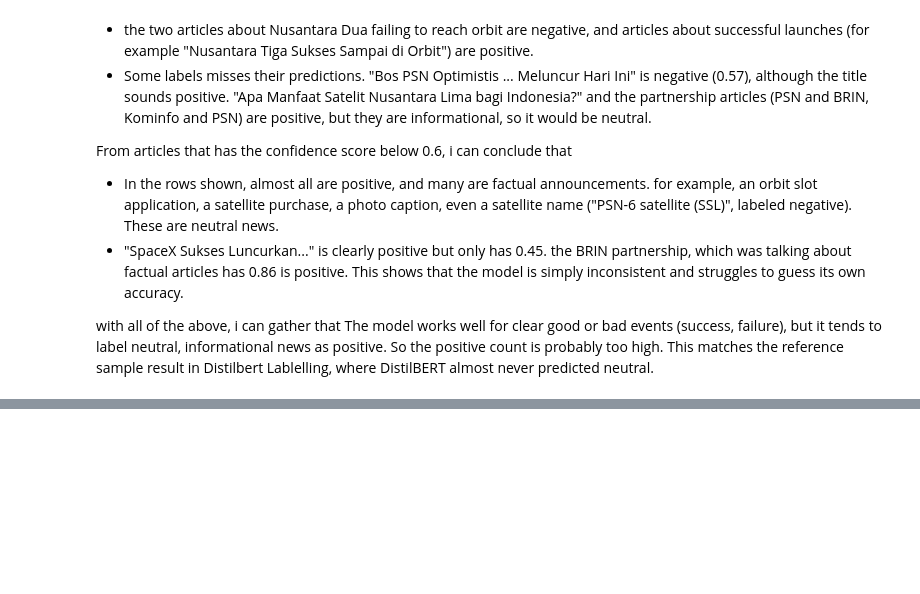
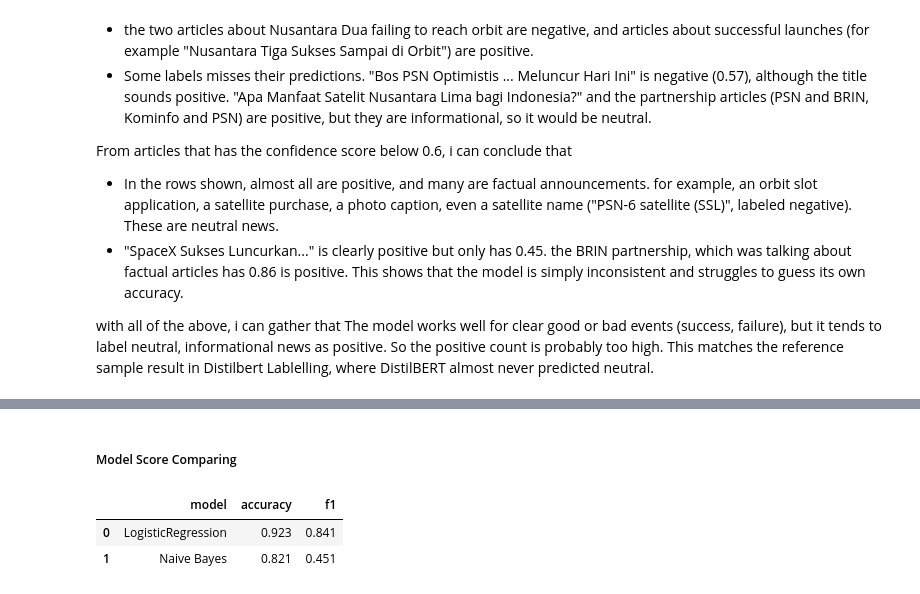
Before and after one commit to lTsumetai/PSN-Article-Sentiment-Analysis, a Jupyter notebook: Article_Sentiment_Analysis.ipynb, the cells around one changed output, grey strips where cells are left out. Drawn from its saved outputs; the diff is of its cells as text; code cells hidden in the pictures; blank space fills up the shorter version.

Commit message:
Model definition and comparing

```diff
--- a/Article_Sentiment_Analysis.ipynb
+++ b/Article_Sentiment_Analysis.ipynb
@@ -491,0 +514,8 @@ with all of the above, i can gather that  The model works well for clear good or
+# %%
+vectorizer = TfidfVectorizer(max_features=5000, min_df=2)
+
+X_train_tfidf = vectorizer.fit_transform(X_train)
+
+X_test_tfidf = vectorizer.transform(X_test)
+
+print(X_train_tfidf.shape)
@@ -491,0 +526,9 @@ with all of the above, i can gather that  The model works well for clear good or
+# %%
+logreg_model = LogisticRegression(max_iter=1000)
+
+logreg_model.fit(X_train_tfidf, y_train)
+
+logreg_pred = logreg_model.predict(X_test_tfidf)
+
+print("Accuracy:", accuracy_score(y_test, logreg_pred))
+print(classification_report(y_test, logreg_pred))
@@ -491,0 +547,9 @@ with all of the above, i can gather that  The model works well for clear good or
+# %%
+Naive_model = MultinomialNB()
+
+Naive_model.fit(X_train_tfidf, y_train)
+
+Naive_pred = Naive_model.predict(X_test_tfidf)
+
+print("Accuracy:", accuracy_score(y_test, Naive_pred))
+print(classification_report(y_test, Naive_pred))
@@ -491,0 +566,14 @@ with all of the above, i can gather that  The model works well for clear good or
+# %% [markdown]
+##### Model Score Comparing
+# %%
+model_compare = pd.DataFrame({
+    "model": ["LogisticRegression", "Naive Bayes"],
+    "accuracy": [accuracy_score(y_test, logreg_pred), accuracy_score(y_test, Naive_pred)],
+    "f1": [f1_score(y_test, logreg_pred, average="macro"), f1_score(y_test, Naive_pred, average="macro")]
+})
+
+model_compare.round(3)
+# %% [output]
+|  | model | accuracy | f1 |
+| 0 | LogisticRegression | 0.923 | 0.841 |
+| 1 | Naive Bayes | 0.821 | 0.451 |
```
Also changed, not shown: parts of 11 cells of this notebook.
